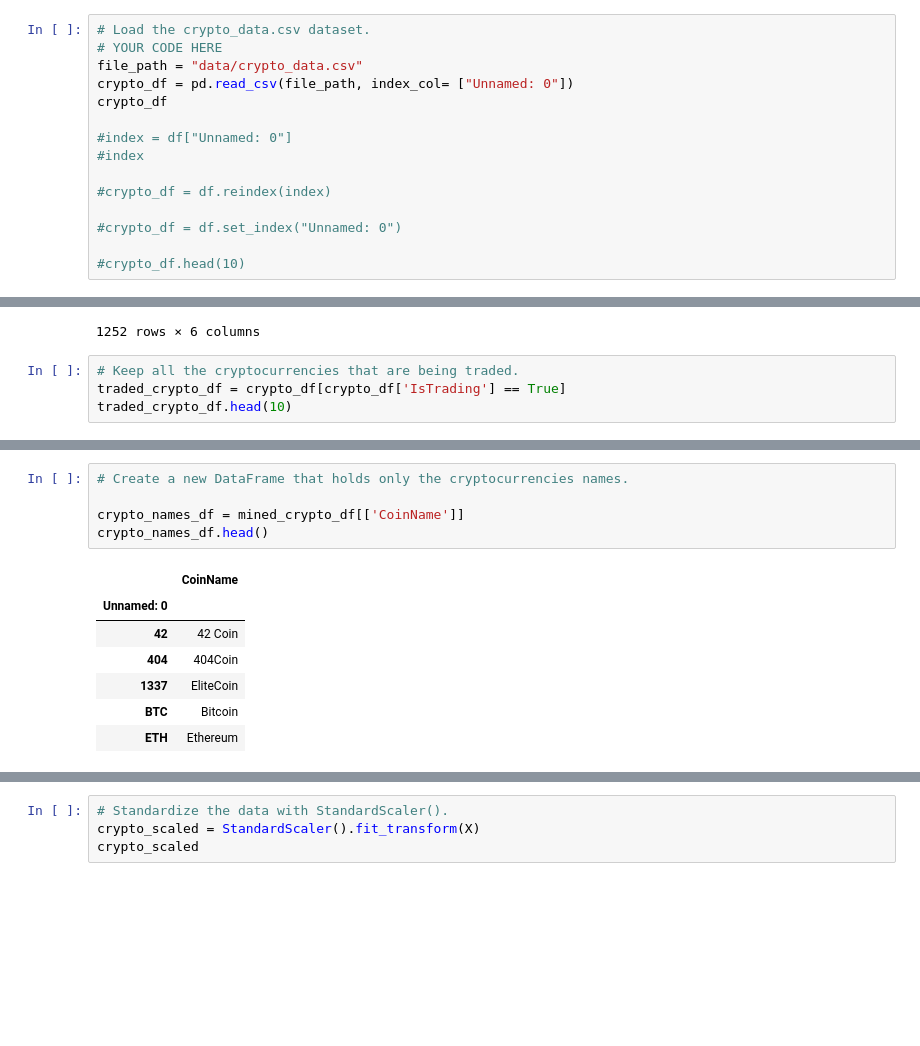
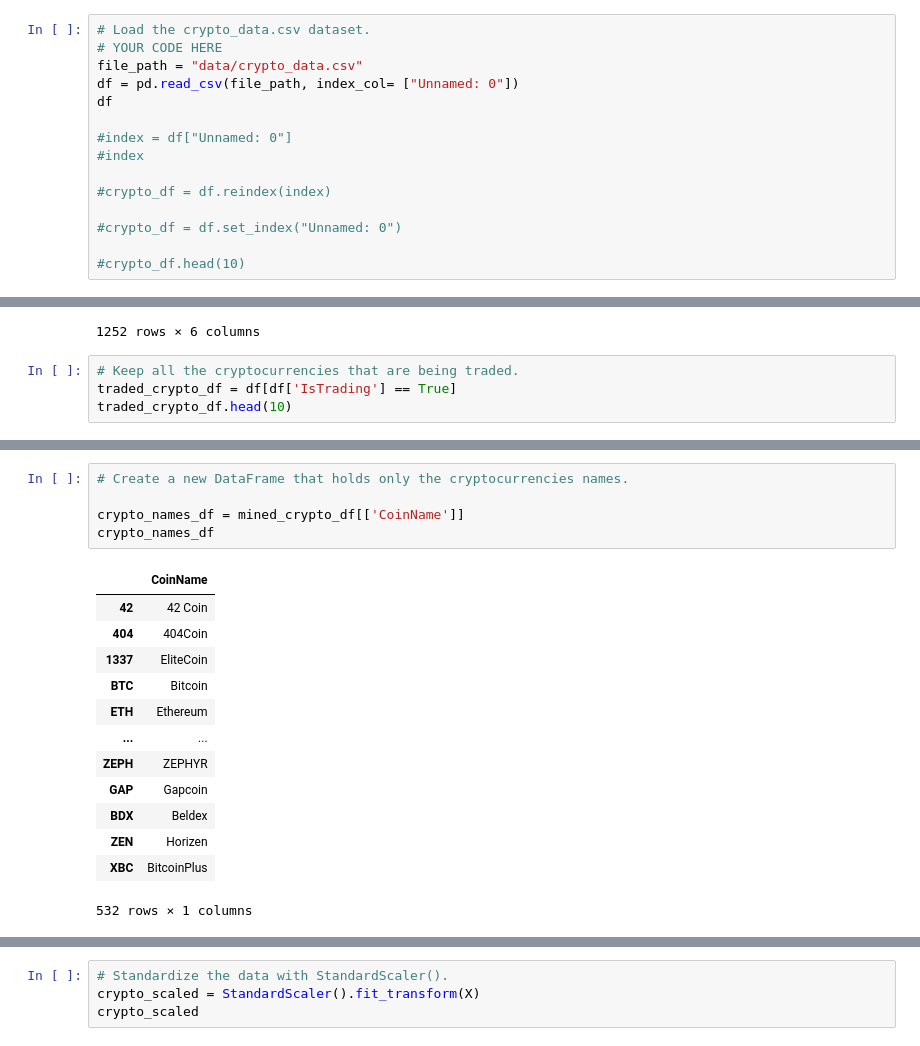
Before and after one commit to YanLuong/Cryptocurrencies, a Jupyter notebook: crypto_clustering.ipynb, the cells around one changed output, grey strips where cells are left out. Drawn from its saved outputs; the diff is of its cells as text; blank space fills up the shorter version.

```diff
--- a/crypto_clustering.ipynb
+++ b/crypto_clustering.ipynb
@@ -15,8 +15,8 @@ from sklearn.cluster import KMeans
 # Load the crypto_data.csv dataset.
 # YOUR CODE HERE
 file_path = "data/crypto_data.csv"
-crypto_df = pd.read_csv(file_path, index_col= ["Unnamed: 0"])
-crypto_df
+df = pd.read_csv(file_path, index_col= ["Unnamed: 0"])
+df
 
 #index = df["Unnamed: 0"]
 #index
@@ -42,7 +42,7 @@ crypto_df
 1252 rows × 6 columns
 # %%
 # Keep all the cryptocurrencies that are being traded.
-traded_crypto_df = crypto_df[crypto_df['IsTrading'] == True]
+traded_crypto_df = df[df['IsTrading'] == True]
 traded_crypto_df.head(10)
 # %% [output]
 |  | CoinName | Algorithm | IsTrading | ProofType | TotalCoinsMined | TotalCoinSupply |
@@ -131,16 +126,22 @@ mined_crypto_df
 # %%
 # Create a new DataFrame that holds only the cryptocurrencies names.
 
 crypto_names_df = mined_crypto_df[['CoinName']]
-crypto_names_df.head()
+crypto_names_df
 # %% [output]
 |  | CoinName |
-| Unnamed: 0 |  |
 | 42 | 42 Coin |
 | 404 | 404Coin |
 | 1337 | EliteCoin |
 | BTC | Bitcoin |
 | ETH | Ethereum |
+| ... | ... |
+| ZEPH | ZEPHYR |
+| GAP | Gapcoin |
+| BDX | Beldex |
+| ZEN | Horizen |
+| XBC | BitcoinPlus |
+532 rows × 1 columns
 # %%
 # Drop the 'CoinName' column since it's not going to be used on the clustering algorithm.
 # YOUR CODE HERE
```
Also changed, not shown: parts of 12 cells of this notebook.
